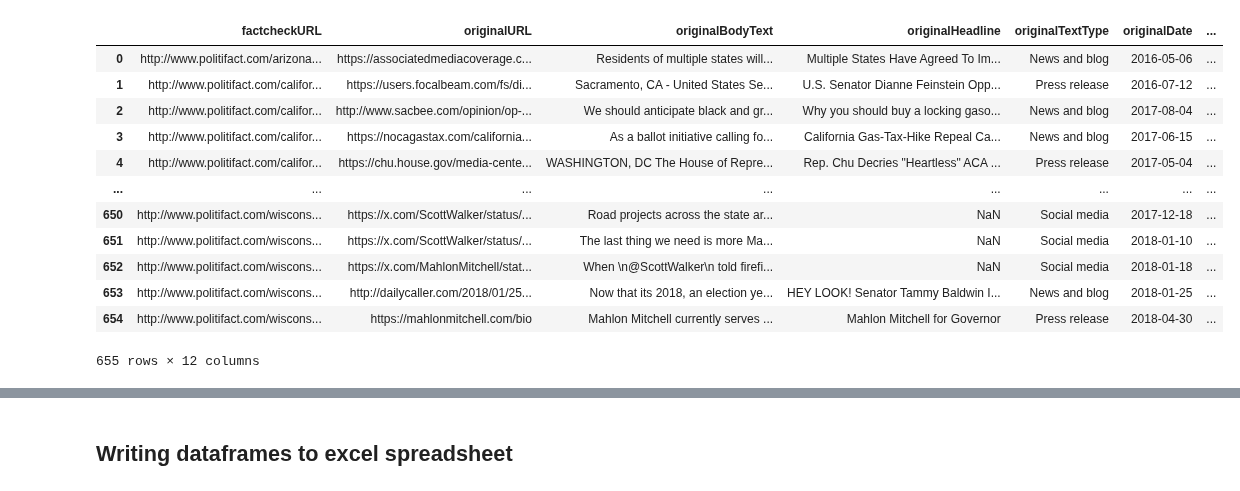
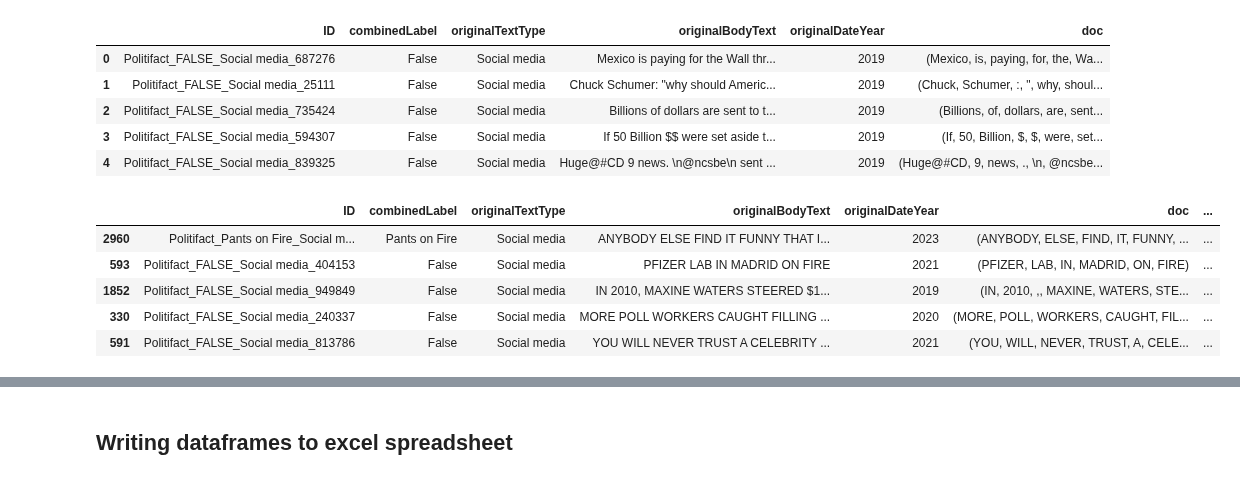
Before and after one commit to sfu-discourse-lab/fake_news_over_time, a Jupyter notebook: all_caps.ipynb, the cells around one changed output, grey strips where cells are left out. Saved outputs shown, nothing was run; the diff lists cells and outputs as text; code cells hidden in the pictures.

```diff
--- a/all_caps.ipynb
+++ b/all_caps.ipynb
@@ -13,5 +10,5 @@ misinfotext_config = BASE_MISINFOTEXT_CONFIG | {
 # %%
-using_dataset = misinfotext_config
+using_dataset = fakespeak_config
 # %%
 dataset_df = pd.read_excel(
     using_dataset["input_path"],
@@ -45,22 +26,41 @@ def get_text_length(text: str):
+# %%
+nlp = spacy.load("en_core_web_md")
+# %%
+dataset_df["doc"] = list(nlp.pipe(dataset_df[using_dataset["text_col"]]))
+dataset_df.head()
+# %% [output]
+|  | ID | combinedLabel | originalTextType | originalBodyText | originalDateYear | doc |
+| 0 | Politifact_FALSE_Social media_687276 | False | Social media | Mexico is paying for the Wall thr... | 2019 | (Mexico, is, paying, for, the, Wa... |
+| 1 | Politifact_FALSE_Social media_25111 | False | Social media | Chuck Schumer: "why should Americ... | 2019 | (Chuck, Schumer, :, ", why, shoul... |
+| 2 | Politifact_FALSE_Social media_735424 | False | Social media | Billions of dollars are sent to t... | 2019 | (Billions, of, dollars, are, sent... |
+| 3 | Politifact_FALSE_Social media_594307 | False | Social media | If 50 Billion $$ were set aside t... | 2019 | (If, 50, Billion, $, $, were, set... |
+| 4 | Politifact_FALSE_Social media_839325 | False | Social media | Huge@#CD 9 news. \n@ncsbe\n sent ... | 2019 | (Huge@#CD, 9, news, ., \n, @ncsbe... |
+# %%
+def get_proportion_upper_to_alpha_tokens(doc: Doc):
+    try:
+        num_upper_tokens = sum(1 for token in doc if token.is_upper)
+        num_alpha_tokens = sum(1 for token in doc if token.is_alpha)
+
+        # Sometimes spacy counts non-alpha tokens as uppercase (e.g. WW3).
+        # If the proportion exceeds 1, then it's reasonable that
+        # the whole text is uppercase.
+        if num_upper_tokens > num_alpha_tokens:
+            return 1
+
+        return num_upper_tokens / num_alpha_tokens
+    except:
+        # Some articles don't have any words at all (e.g. just a link)
+        # so just return 0 in that case
+        return 0
 # %%
-dataset_df["words"] = dataset_df[using_dataset["text_col"]].apply(get_words)
-dataset_df["num_words"] = dataset_df["words"].apply(lambda words: len(words))
-dataset_df["num_uppercase_words"] = dataset_df["words"].apply(count_uppercase_words)
-dataset_df["proportion_uppercase_words"] = dataset_df["num_uppercase_words"] / dataset_df["num_words"]
-dataset_df["text_length"] = dataset_df[using_dataset["text_col"]].apply(get_text_length)
+dataset_df["proportion_upper_to_alpha_tokens"] = dataset_df["doc"].apply(get_proportion_upper_to_alpha_tokens)
+dataset_df = dataset_df.sort_values("proportion_upper_to_alpha_tokens", ascending=False)
 
-dataset_df
+dataset_df.head()
 # %% [output]
-|  | factcheckURL | originalURL | originalBodyText | originalHeadline | originalTextType | originalDate | ... |
-| 0 | http://www.politifact.com/arizona... | https://associatedmediacoverage.c... | Residents of multiple states will... | Multiple States Have Agreed To Im... | News and blog | 2016-05-06 | ... |
-| 1 | http://www.politifact.com/califor... | https://users.focalbeam.com/fs/di... | Sacramento, CA - United States Se... | U.S. Senator Dianne Feinstein Opp... | Press release | 2016-07-12 | ... |
-| 2 | http://www.politifact.com/califor... | http://www.sacbee.com/opinion/op-... | We should anticipate black and gr... | Why you should buy a locking gaso... | News and blog | 2017-08-04 | ... |
-| 3 | http://www.politifact.com/califor... | https://nocagastax.com/california... | As a ballot initiative calling fo... | California Gas-Tax-Hike Repeal Ca... | News and blog | 2017-06-15 | ... |
-| 4 | http://www.politifact.com/califor... | https://chu.house.gov/media-cente... | WASHINGTON, DC The House of Repre... | Rep. Chu Decries "Heartless" ACA ... | Press release | 2017-05-04 | ... |
-| ... | ... | ... | ... | ... | ... | ... | ... |
-| 650 | http://www.politifact.com/wiscons... | https://x.com/ScottWalker/status/... | Road projects across the state ar... | NaN | Social media | 2017-12-18 | ... |
-| 651 | http://www.politifact.com/wiscons... | https://x.com/ScottWalker/status/... | The last thing we need is more Ma... | NaN | Social media | 2018-01-10 | ... |
-| 652 | http://www.politifact.com/wiscons... | https://x.com/MahlonMitchell/stat... | When \n@ScottWalker\n told firefi... | NaN | Social media | 2018-01-18 | ... |
-| 653 | http://www.politifact.com/wiscons... | http://dailycaller.com/2018/01/25... | Now that its 2018, an election ye... | HEY LOOK! Senator Tammy Baldwin I... | News and blog | 2018-01-25 | ... |
-| 654 | http://www.politifact.com/wiscons... | https://mahlonmitchell.com/bio | Mahlon Mitchell currently serves ... | Mahlon Mitchell for Governor | Press release | 2018-04-30 | ... |
+|  | ID | combinedLabel | originalTextType | originalBodyText | originalDateYear | doc | ... |
+| 2960 | Politifact_Pants on Fire_Social m... | Pants on Fire | Social media | ANYBODY ELSE FIND IT FUNNY THAT I... | 2023 | (ANYBODY, ELSE, FIND, IT, FUNNY, ... | ... |
+| 593 | Politifact_FALSE_Social media_404153 | False | Social media | PFIZER LAB IN MADRID ON FIRE | 2021 | (PFIZER, LAB, IN, MADRID, ON, FIRE) | ... |
+| 1852 | Politifact_FALSE_Social media_949849 | False | Social media | IN 2010, MAXINE WATERS STEERED $1... | 2019 | (IN, 2010, ,, MAXINE, WATERS, STE... | ... |
+| 330 | Politifact_FALSE_Social media_240337 | False | Social media | MORE POLL WORKERS CAUGHT FILLING ... | 2020 | (MORE, POLL, WORKERS, CAUGHT, FIL... | ... |
+| 591 | Politifact_FALSE_Social media_813786 | False | Social media | YOU WILL NEVER TRUST A CELEBRITY ... | 2021 | (YOU, WILL, NEVER, TRUST, A, CELE... | ... |
-655 rows × 12 columns
```
Also changed, not shown: parts of 11 cells of this notebook, 14 other files.
